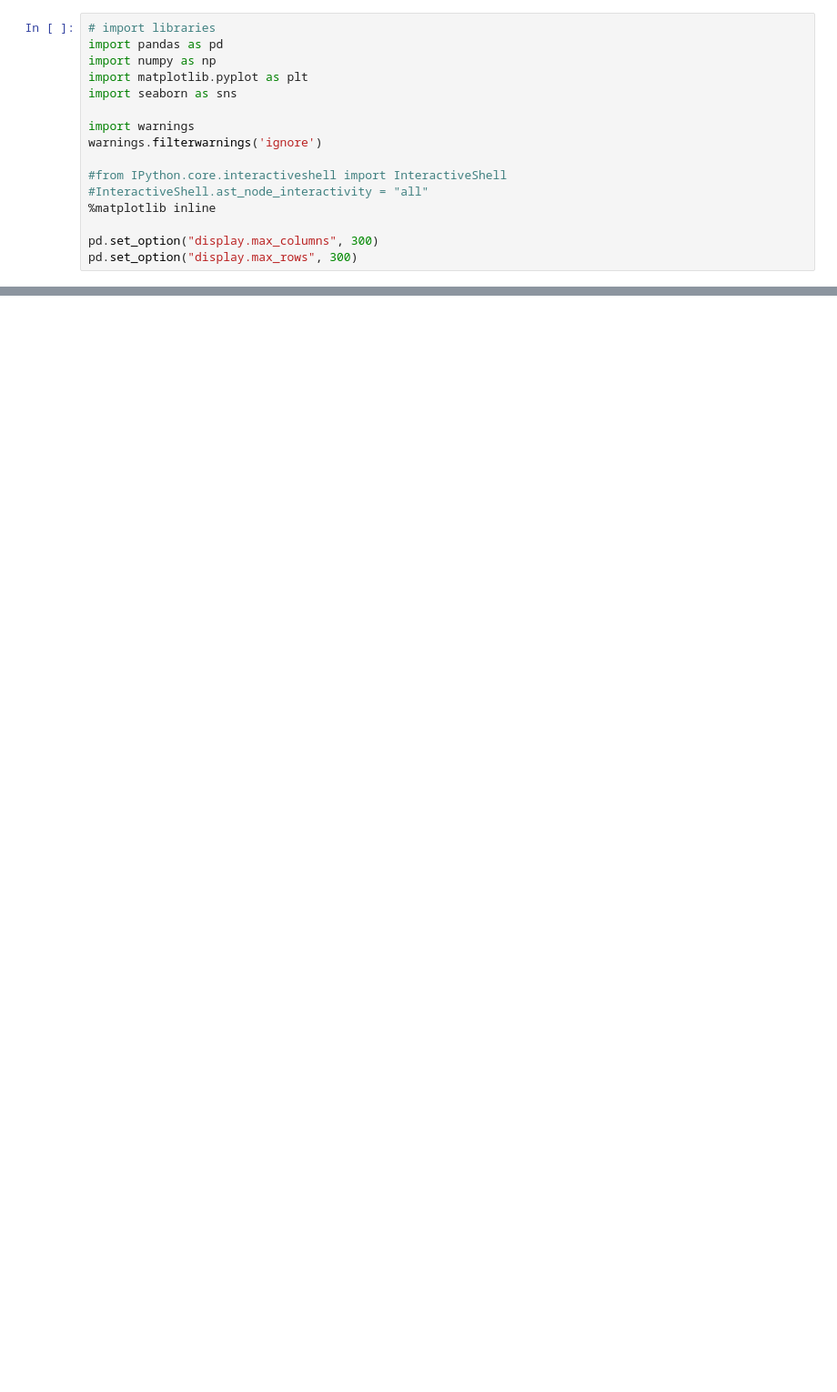
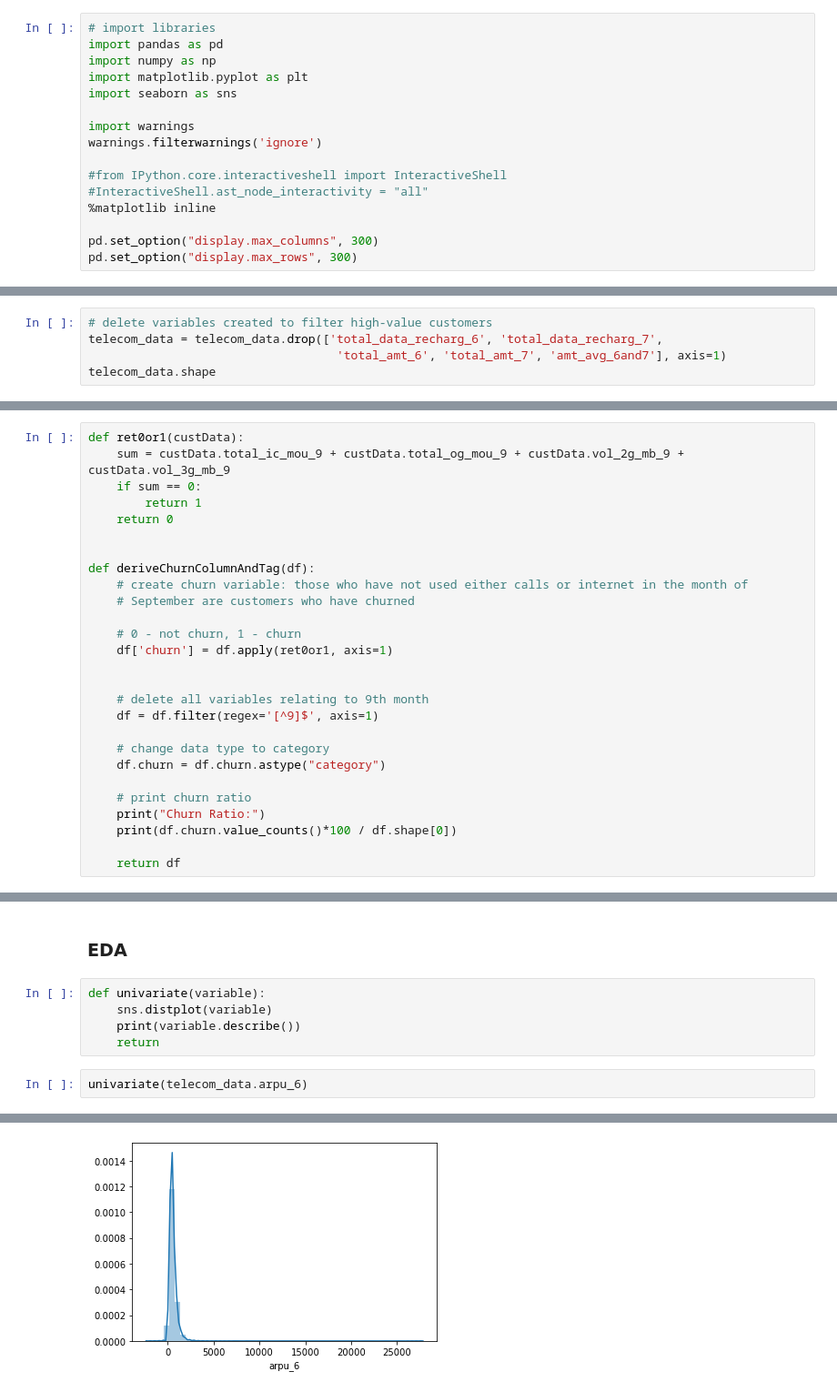
Before and after one commit to Kumaraguru-Muthuraj/_AIML_Code, a Jupyter notebook: _PythonNotebooks/_Course4_Machine_Learning_2/Mod9_PCA_Assignment/Telecom_Churn_Kumar_V1.ipynb, the cells around one changed output, grey strips where cells are left out. Shown: that part at 91% size. Cells and saved outputs as stored; diff of their text form; blank space fills up the shorter version.

```diff
--- a/_PythonNotebooks/_Course4_Machine_Learning_2/Mod9_PCA_Assignment/Telecom_Churn_Kumar_V1.ipynb
+++ b/_PythonNotebooks/_Course4_Machine_Learning_2/Mod9_PCA_Assignment/Telecom_Churn_Kumar_V1.ipynb
@@ -18,0 +324,5 @@ telecom_data = pd.read_csv("telecom_churn_data.csv")
+# %%
+# delete variables created to filter high-value customers
+telecom_data = telecom_data.drop(['total_data_recharg_6', 'total_data_recharg_7',
+                                   'total_amt_6', 'total_amt_7', 'amt_avg_6and7'], axis=1)
+telecom_data.shape
@@ -18,0 +333,27 @@ telecom_data = pd.read_csv("telecom_churn_data.csv")
+# %%
+def ret0or1(custData):
+    sum = custData.total_ic_mou_9 + custData.total_og_mou_9 + custData.vol_2g_mb_9 + custData.vol_3g_mb_9
+    if sum == 0:
+        return 1
+    return 0
+
+
+def deriveChurnColumnAndTag(df):
+    # create churn variable: those who have not used either calls or internet in the month of
+    # September are customers who have churned
+
+    # 0 - not churn, 1 - churn
+    df['churn'] = df.apply(ret0or1, axis=1)
+
+
+    # delete all variables relating to 9th month
+    df = df.filter(regex='[^9]$', axis=1)
+
+    # change data type to category
+    df.churn = df.churn.astype("category")
+
+    # print churn ratio
+    print("Churn Ratio:")
+    print(df.churn.value_counts()*100 / df.shape[0])
+
+    return df
@@ -18,0 +481,10 @@ telecom_data = pd.read_csv("telecom_churn_data.csv")
+# %% [markdown]
+### EDA
+# %%
+def univariate(variable):
+    sns.distplot(variable)
+    print(variable.describe())
+    return
+# %%
+univariate(telecom_data.arpu_6)
+# %% [output]
@@ -18,0 +500 @@ telecom_data = pd.read_csv("telecom_churn_data.csv")
+[figure, added]
```
Also changed, not shown: parts of 70 cells of this notebook.
